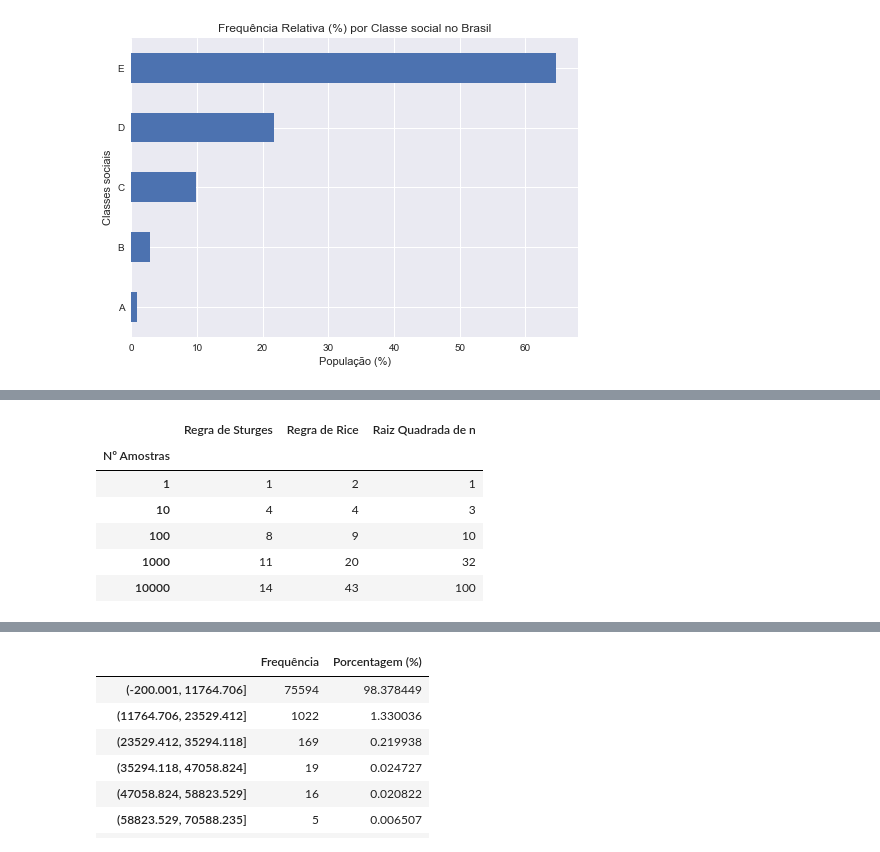
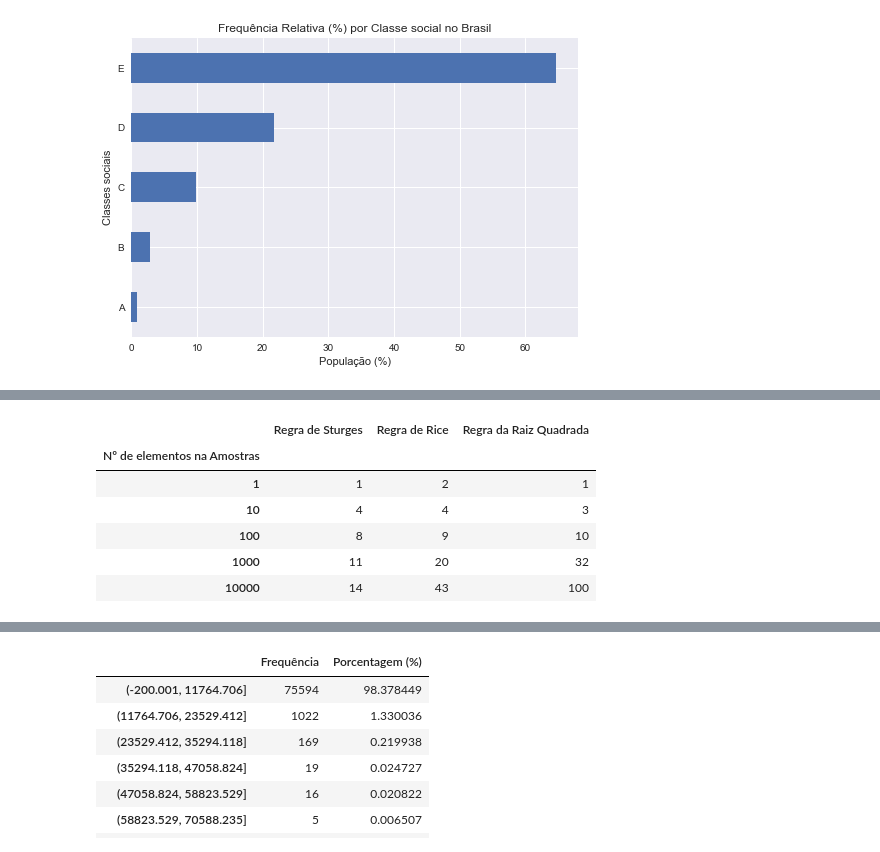
Before and after one commit to paulofreitasnobrega/estatistica-com-python, a Jupyter notebook: aula2-distribuicao-de-frequencia.ipynb, the cells around one changed output, grey strips where cells are left out. Saved outputs shown, nothing was run; the diff lists cells and outputs as text; code cells hidden in the pictures.

```diff
--- a/aula2-distribuicao-de-frequencia.ipynb
+++ b/aula2-distribuicao-de-frequencia.ipynb
@@ -320,46 +356,46 @@ SICSÚ, DANA. **Estatística aplicada**: Análise exploratória de dados. 1. ed.
 
 # Funcoes geradoras de número de classes (k)
 def sqrt(n: int) -> int:
-    """Número de k baseado na Raiz Quadara de n."""
+    """Regra da Raiz Quadara."""
     k = n**(1/2)
     return int(round(k, 0))
 
 
 def sturges(n: int) -> int:
-    """Número de k baseado na Regra de Sturges"""
+    """Regra de Sturges"""
     k = 1 + (10/3) * np.log10(n)
     return int(round(k, 0))
 
 
 def rice(n: int) -> int:
-    """Número de k baseado na Regra de Rice"""
+    """Regra de Rice"""
     k = 2*n**(1/3)
     return int(round(k, 0))
 # %%
 # Gerando serie de amostra: 1, 10, 100, 1000 e 10000
 # Aplicando os calculos de numero de classes (k)
 s = lambda x, y, z: [[int(i),
                       sturges(i),
                       rice(i),
                       sqrt(i)] for i in np.geomspace(x,y,z)]
 
 # DataFrame numero de classes
 df_classes = pd.DataFrame(s(1, 10000, 5))
 
 # Renomeacao de colunas
 df_classes.columns = [
-    'Nº Amostras',
+    'Nº de elementos na Amostras',
     'Regra de Sturges',
     'Regra de Rice',
-    'Raiz Quadrada de n'
+    'Regra da Raiz Quadrada'
 ]
 
 # Renomeacao de coluna de indices
-df_classes.set_index('Nº Amostras', inplace=True)
+df_classes.set_index('Nº de elementos na Amostras', inplace=True)
 df_classes.head()
 # %% [output]
-|  | Regra de Sturges | Regra de Rice | Raiz Quadrada de n |
-| Nº Amostras |  |  |  |
+|  | Regra de Sturges | Regra de Rice | Regra da Raiz Quadrada |
+| Nº de elementos na Amostras |  |  |  |
 | 1 | 1 | 2 | 1 |
 | 10 | 4 | 4 | 3 |
 | 100 | 8 | 9 | 10 |
```
Also changed, not shown: parts of 27 cells of this notebook, 1 other file.
